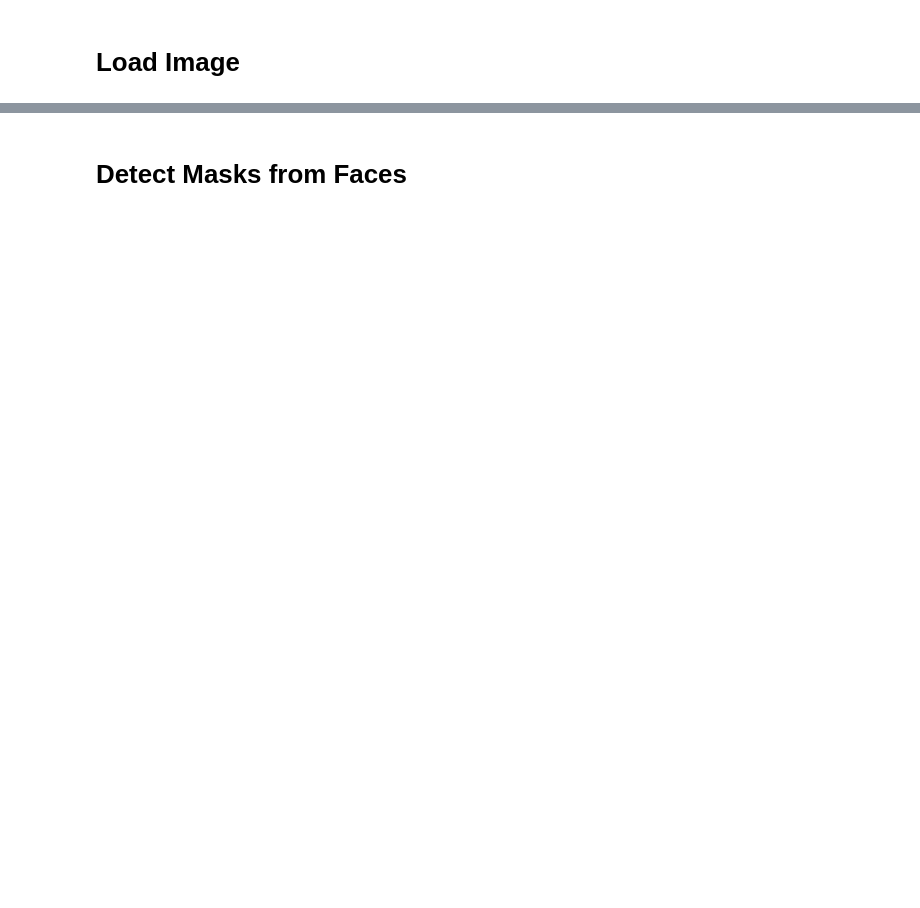
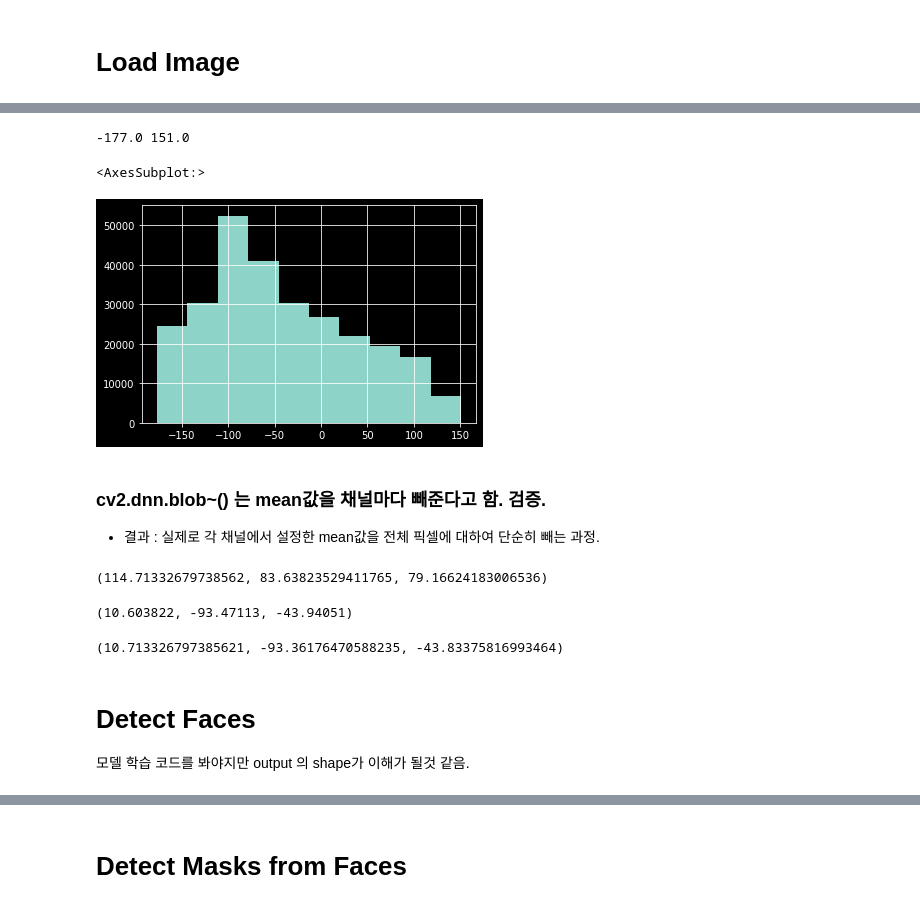
Before and after one commit to duc-ke/kaggle-playground-group, a Jupyter notebook: 5.mask_dectection/st1.inference_마스크탐지from_image.ipynb, the cells around one changed output, grey strips where cells are left out. Drawn from its saved outputs; the diff is of its cells as text; code cells hidden in the pictures; blank space fills up the shorter version.

```diff
--- a/5.mask_dectection/image.ipynb
+++ b/5.mask_dectection/st1.inference_마스크탐지from_image.ipynb
@@ -39,0 +90,31 @@ dets = facenet.forward() # inference
+# %%
+img_series_after = pd.Series(blob.ravel())
+print(blob.min(), blob.max())
+img_series_after.hist()
+# %% [output]
+-177.0 151.0
+<AxesSubplot:>
+[figure, added]
+# %% [markdown]
+### cv2.dnn.blob~() 는 mean값을 채널마다 빼준다고 함. 검증.
+* 결과 : 실제로 각 채널에서 설정한 mean값을 전체 픽셀에 대하여 단순히 빼는 과정.
+# %%
+# 전처리 전 이미지, 각 채널의 픽셀값 평균
+img[:,:,0].mean(), img[:,:,1].mean(), img[:,:,2].mean()
+# %% [output]
+(114.71332679738562, 83.63823529411765, 79.16624183006536)
+# %%
+# 전처리 후 각 채널의 픽셀값 평균
+blob[0, 0,:,:].mean(), blob[0, 1,:,:].mean(), blob[0, 2,:,:].mean()
+# %% [output]
+(10.603822, -93.47113, -43.94051)
+# %%
+# 직접 빼서 확인 - 위의 blob array 결과와 같음
+test_img = img - [104., 177., 123.]
+test_img.shape
+test_img[:,:,0].mean(), test_img[:,:,1].mean(), test_img[:,:,2].mean()
+# %% [output]
+(10.713326797385621, -93.36176470588235, -43.83375816993464)
+# %% [markdown]
+# Detect Faces
+모델 학습 코드를 봐야지만 output 의 shape가 이해가 될것 같음.
```
Also changed, not shown: parts of 15 cells of this notebook.
